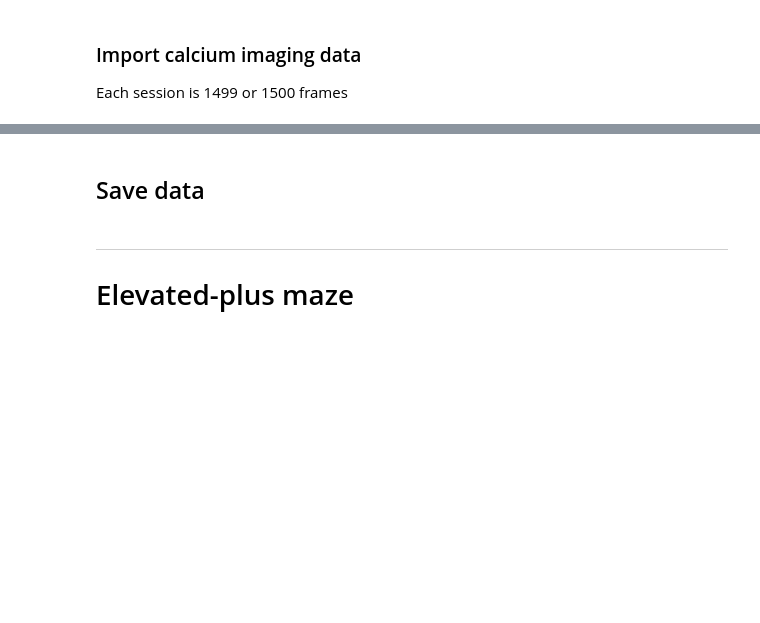
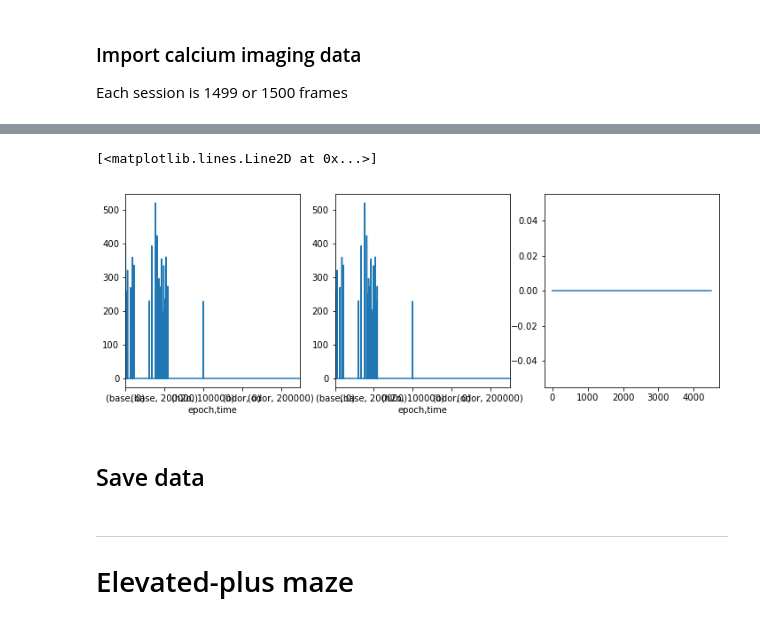
Before and after one commit to rlung/Pnoc-BNST, a Jupyter notebook: create-dataframes.ipynb, the cells around one changed output, grey strips where cells are left out. Saved outputs shown, nothing was run; the diff lists cells and outputs as text; code cells hidden in the pictures; blank space fills up the shorter version.

```diff
--- a/create-dataframes.ipynb
+++ b/create-dataframes.ipynb
@@ -136,0 +191,30 @@ ax[2].plot(neural_df[('trace', subj, cell)].as_matrix());
+# %%
+# Remove bad data
+
+# Import files with cells to delete
+delete_import = pd.concat(
+    [pd.read_csv(del_pnt, delimiter=','), pd.read_csv(del_tmt, delimiter=',')],
+    axis=1, keys=['PNT', 'TMT']
+)
+delete_import.columns = pd.MultiIndex.from_tuples(
+    [[x[0], ] + x[1].split('_') for x in delete_import.columns],
+    names=['experiment', 'subject']
+)
+delete_import = delete_import.unstack().dropna()
+delete_import = delete_import.reset_index(level=-1, drop=True)
+delete_import = delete_import.reorder_levels(['subject', 'experiment'])
+delete_import -= 1
+
+cells_to_delete = pd.concat(
+    [delete_import.astype(int)] * 2,
+    axis=1, keys=['index', 'to_delete']
+).set_index('index', append=True).index.tolist()
+to_delete = [(exp, ) + x for x in cells_to_delete for exp in set(['Spikes', 'Traces'])]
+
+before = neural_df.shape[1]
+neural_df = neural_df.reorder_levels(['datatype', 'subject', 'experiment', 'neuron', 'order'], axis=1)
+neural_df = neural_df.drop(to_delete, axis=1, errors='ignore')
+neural_df = neural_df.dropna(axis=0)
+neural_df = neural_df.reorder_levels(['datatype', 'subject', 'experiment', 'order', 'neuron'], axis=1)
+after = neural_df.shape[1]
+print('{} neurons deleted. {} supposed to be deleted'.format(before - after, len(to_delete)))
@@ -137,3 +293,20 @@ ax[2].plot(neural_df[('trace', subj, cell)].as_matrix());
+# %%
+# Check registration
+animal = 'H188'
+cell_before = 44
+cell_after = 46
+
+
+x1 = neural_df.loc[slice(None), ('Spikes', animal, 'PNT', 'A', cell_before)]
+x2 = neural_df_matched.loc[slice(None), ('Spikes', animal, 'PNT', 'A', cell_after)]
+
+fig, axes = plt.subplots(ncols=3, figsize=(12, 4))
+x1.plot(ax=axes[0])
+x2.plot(ax=axes[1])
+axes[2].plot(x1.as_matrix().flatten() - x2.as_matrix().flatten())
+# %% [output]
+[<matplotlib.lines.Line2D at 0x...>]
+[figure, added]
 # %% [markdown]
 ## Save data
 # %%
```
Also changed, not shown: parts of 40 cells of this notebook, 4 other files.
